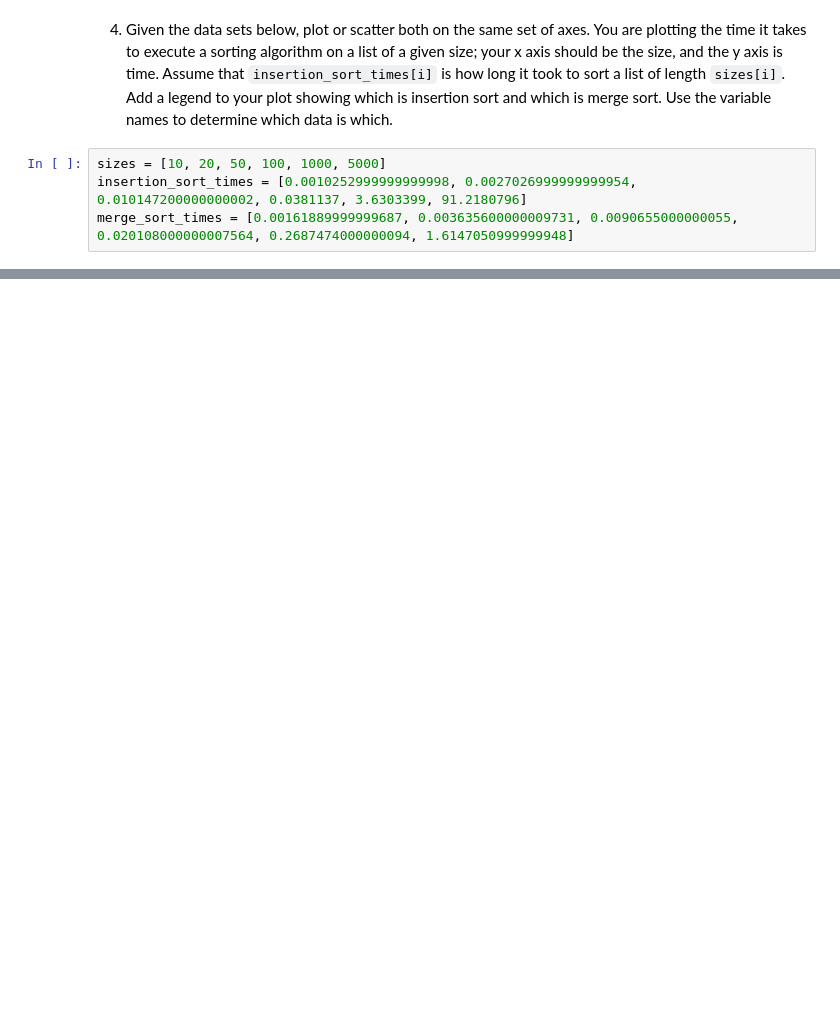
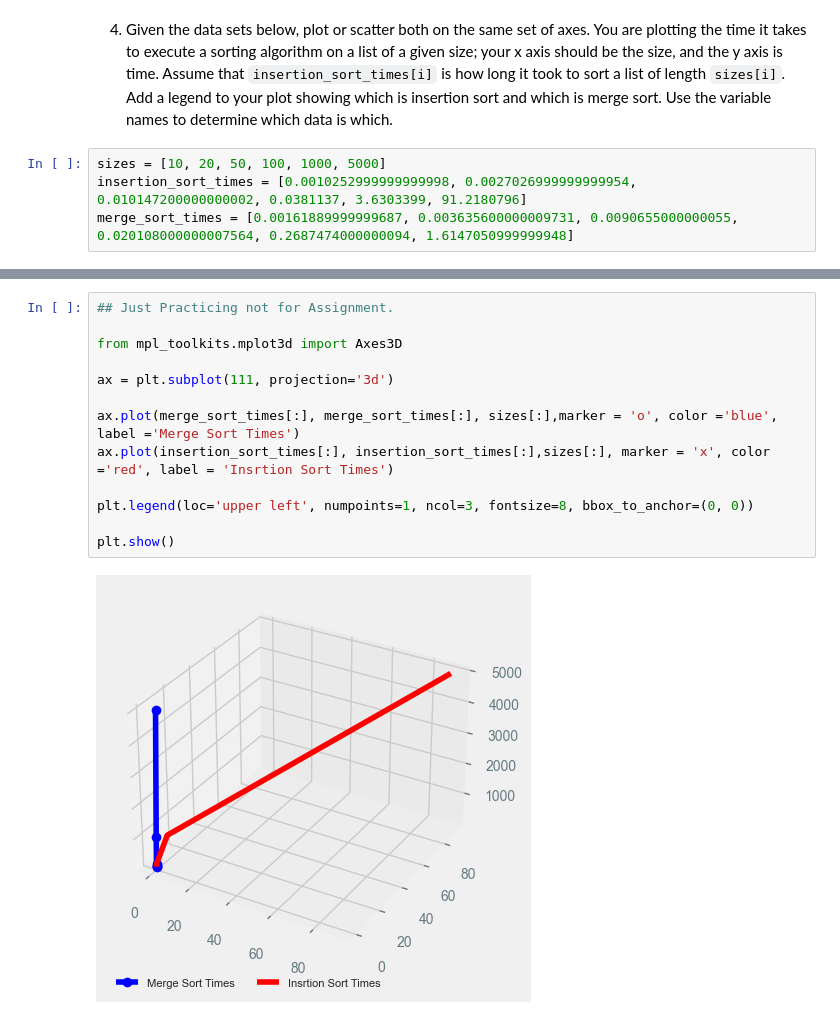
Before and after one commit to Hoskins-s559245/pyplot-A3-S559245, a Jupyter notebook: pyplot.ipynb, the cells around one changed output, grey strips where cells are left out. Cells and saved outputs as stored; diff of their text form; blank space fills up the shorter version.

```diff
--- a/pyplot.ipynb
+++ b/pyplot.ipynb
@@ -91,0 +119,15 @@ merge_sort_times = [0.00161889999999687, 0.003635600000009731, 0.009065500000005
+# %%
+## Just Practicing not for Assignment.
+
+from mpl_toolkits.mplot3d import Axes3D
+
+ax = plt.subplot(111, projection='3d')
+
+ax.plot(merge_sort_times[:], merge_sort_times[:], sizes[:],marker = 'o', color ='blue', label ='Merge Sort Times')
+ax.plot(insertion_sort_times[:], insertion_sort_times[:],sizes[:], marker = 'x', color ='red', label = 'Insrtion Sort Times')
+
+plt.legend(loc='upper left', numpoints=1, ncol=3, fontsize=8, bbox_to_anchor=(0, 0))
+
+plt.show()
+# %% [output]
+[figure, added]
```
Also changed, not shown: parts of 5 cells of this notebook, 1 other file.
